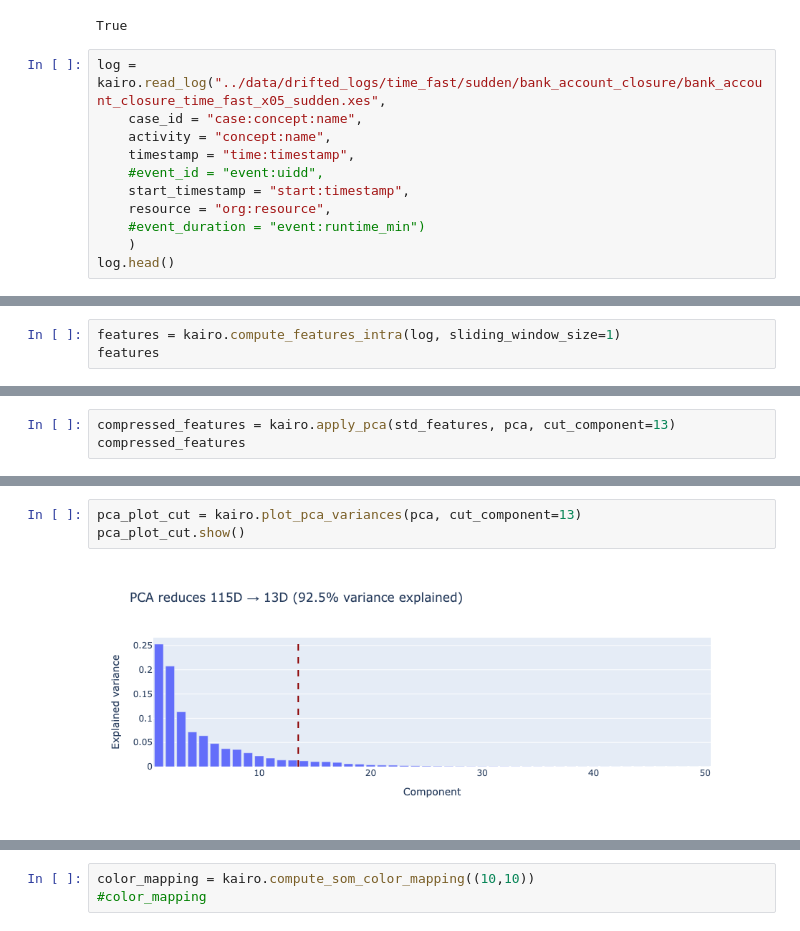
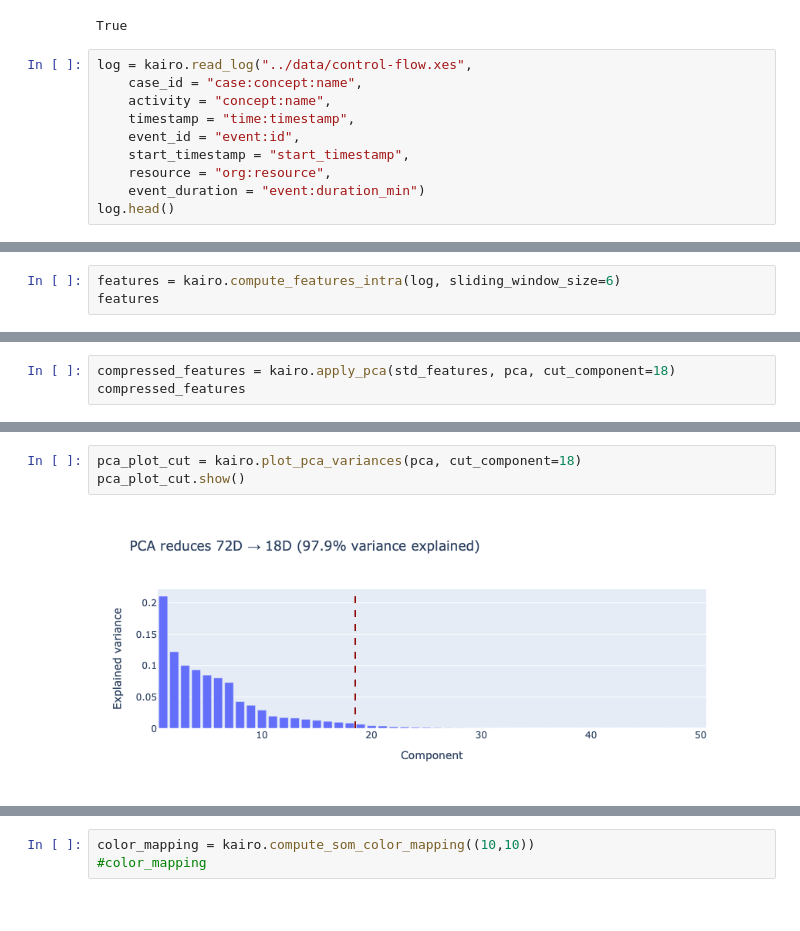
Before and after one commit to boraderen/thesis, a Jupyter notebook: notebooks/intra_som.ipynb, the cells around one changed output, grey strips where cells are left out. Cells and saved outputs as stored; diff of their text form.

```diff
--- a/notebooks/intra_som.ipynb
+++ b/notebooks/intra_som.ipynb
@@ -13,14 +13,13 @@ load_dotenv(Path("..") / ".env")
 # %% [output]
 True
 # %%
-log = kairo.read_log("../data/drifted_logs/time_fast/sudden/bank_account_closure/bank_account_closure_time_fast_x05_sudden.xes",
+log = kairo.read_log("../data/control-flow.xes",
     case_id = "case:concept:name",
     activity = "concept:name",
     timestamp = "time:timestamp",
-    #event_id = "event:uidd",
-    start_timestamp = "start:timestamp",
+    event_id = "event:id",
+    start_timestamp = "start_timestamp",
     resource = "org:resource",
-    #event_duration = "event:runtime_min")
-    )
+    event_duration = "event:duration_min")
 log.head()
 # %% [output]
@@ -59,4 +58,4 @@ activity_plot.show()
 # %%
-features = kairo.compute_features_intra(log, sliding_window_size=1)
+features = kairo.compute_features_intra(log, sliding_window_size=6)
 features
 # %% [output]
@@ -100,5 +99,5 @@ pca_plot.show()
 # %%
-compressed_features = kairo.apply_pca(std_features, pca, cut_component=13)
+compressed_features = kairo.apply_pca(std_features, pca, cut_component=18)
 compressed_features
 # %% [output]
 |  | case:concept:name | time:timestamp | pc_1 | pc_2 | pc_3 | pc_4 | pc_5 | pc_6 | pc_7 | ... |
@@ -117,8 +116,8 @@ compressed_features
 # %%
-pca_plot_cut = kairo.plot_pca_variances(pca, cut_component=13)
+pca_plot_cut = kairo.plot_pca_variances(pca, cut_component=18)
 pca_plot_cut.show()
 # %% [output]
-[figure, old version]
+[figure, new version]
 # %%
 som = kairo.compute_som(compressed_features, size=(10,10))
 clusters = kairo.get_som_winners(compressed_features, som)
```
Also changed, not shown: parts of 34 cells of this notebook, 45 other files.
